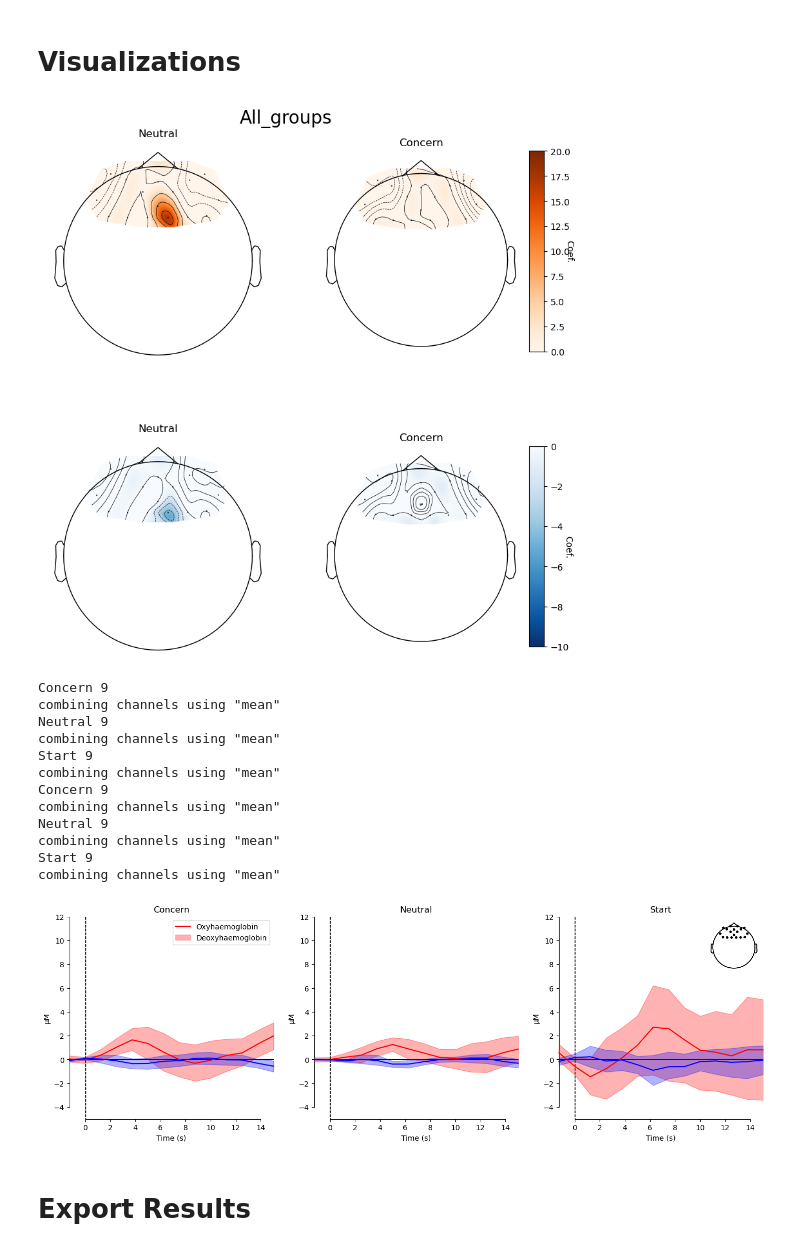
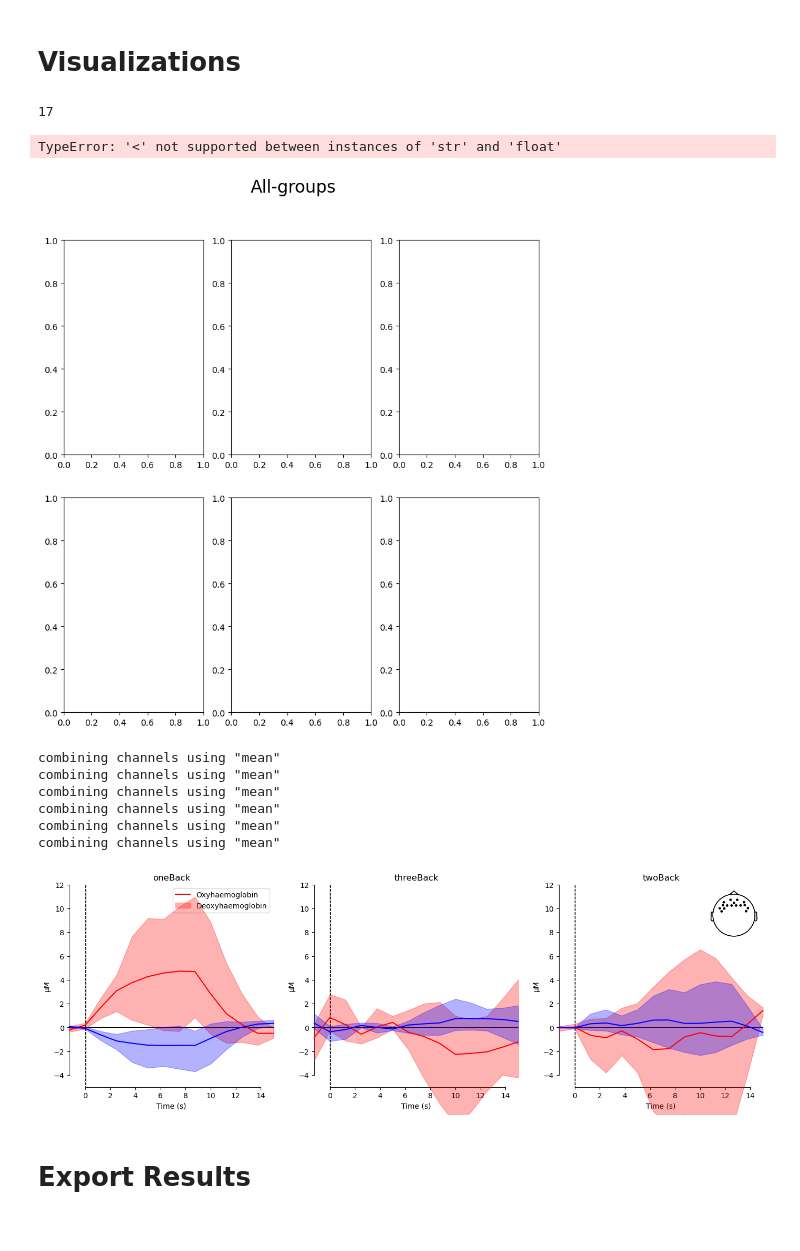
Before and after one commit to nolanrbrady/fNIRs-data-pipeline, a Jupyter notebook: python/home.ipynb, the cells around one changed output. Cells and saved outputs as stored; diff of their text form; code cells hidden in the pictures.

```diff
--- a/python/home.ipynb
+++ b/python/home.ipynb
@@ -47,41 +47,41 @@ importlib.reload(visualizations)
 # ------------------------------------------------------------------
 
 # Length of the measured interval
-interval_length = 12
+interval_length = 50
 
 # Time from trigger point being evaluated
 tmin = -1
-tmax = 12
+tmax = 50
 
 # How you would like to rename the numeric triggers from Aurora
 # trigger_id = None
 # trigger_id = {'4': 'Control', '2': 'Neutral', '3': 'Inflam', '1':'Practice'}
-trigger_id = {'1': 'Start', '2': 'Neutral', '3': 'Concern'}
+# trigger_id = {'1': 'Start', '2': 'Neutral', '3': 'Concern'}
+trigger_id = {'1': 'oneBack', '2': 'twoBack', '3': 'threeBack'}
 
 # What files would you like to ignore while looping through subjects
 # ignore = [".DS_Store", "sub-03", ".git", ".gitignore"]
-ignore = [".DS_Store", ".git", ".gitignore"]
-
-# File path to the folder containing the BIDS data.
-# root_dir = '../../LabResearch/IndependentStudy/DataAnalysis/'
-root_dir = '../../FV_Prelim_Data'
+ignore = [".DS_Store", ".git", ".gitignore", 'sub-1']
 
 # Mock data folder to test pulling meta data from folder structure.
 # path = "../../LabResearch/IndependentStudy/Data/BIDS-NIRS-Tapping"
 # path = "../../LabResearch/IndependentStudy/Data/FA"
-path = '../../FV_Prelim_Data'
+# path = '../../FV_Prelim_Data'
+path = '../../../Desktop/n-back-bids/'
 
 # Does the study have variable task lengths or does the study follow a block design?
 variable_epoch_time = False
 
 # Specifies what columns to use for the GLM constrast. If None, contrast is skipped
 # Only two columns can be specified
-# columns_for_glm_contrast = ['Neutral', 'Inflam']
-columns_for_glm_contrast = ['Neutral', 'Concern']
+# columns_for_glm_contrast = ['Neutral', 'Inflam', 'Control']
+# columns_for_glm_contrast = ['Neutral', 'Concern']
+columns_for_glm_contrast = ['oneBack', 'twoBack', 'threeBack']
 
 # Specifies what columns to use for group level analysis.
-# columns_for_group_analysis = ['Neutral', 'Inflam']
-columns_for_group_analysis = ['Neutral', 'Concern']
+# columns_for_group_analysis = ['Neutral', 'Inflam', 'Control']
+# columns_for_group_analysis = ['Neutral', 'Concern']
+columns_for_group_analysis = ['oneBack', 'twoBack', 'threeBack']
 # %%
 
 def run_group_analysis(path, ignore, variable_epoch_time, columns_for_glm_contrast, columns_for_group_analysis, tmin=None, tmax=None, trigger_id=None):
@@ -101,7 +101,7 @@ def run_group_analysis(path, ignore, variable_epoch_time, columns_for_glm_contra
         print("GLM Data Processed ---> Calcuating GLM Dataframe")
 
         # Converts the glm design matrixes into a dataframe
-        df_cha, df_con = glm_analysis.create_glm_df(glm_data, columns_for_glm_contrast)
+        df_cha, df_con, glm_results = glm_analysis.create_glm_df(glm_data, columns_for_glm_contrast)
 
         raw_haemo = all_data[0]['raw_haemo']
 
@@ -114,7 +114,7 @@ def run_group_analysis(path, ignore, variable_epoch_time, columns_for_glm_contra
 
         glm_dataframes[group] = {"channels_df": df_cha, "contrasts_df": df_con, "significant_channels": significant_channels, "all_data": all_data}
 
-    return glm_dataframes, all_epochs, all_evokeds
+    return glm_dataframes, all_epochs, all_evokeds, glm_results
 # %%
 def run_individual_analysis(path, ignore, variable_epoch_time, columns_for_glm_contrast, columns_for_group_analysis, tmin=None, tmax=None, trigger_id=None):
     groups, df = system_file_io.import_data_folder(path, ignore)
@@ -147,5 +147,6 @@ def run_individual_analysis(path, ignore, variable_epoch_time, columns_for_glm_c
 # %%
 importlib.reload(glm_analysis)
-group_data, all_epochs, all_evokeds = run_group_analysis(path, ignore, variable_epoch_time, columns_for_glm_contrast, columns_for_group_analysis, tmin=tmin, tmax=tmax, trigger_id=trigger_id)
-group_data
+group_data, all_epochs, all_evokeds, glm_results = run_group_analysis(path, ignore, variable_epoch_time, columns_for_glm_contrast, columns_for_group_analysis, tmin=tmin, tmax=tmax, trigger_id=trigger_id)
+
+print(glm_results)
 # %% [output]
@@ -199,4 +183,6 @@ for group in groups:
     raw_haemo = all_data[0]['raw_haemo']
     visualizations.group_topological_visualisation(channels_df, columns_for_glm_contrast, raw_haemo, group)
 # %% [output]
+17
+TypeError: '<' not supported between instances of 'str' and 'float'
-[figure, old version]
+[figure, new version]
@@ -203,20 +215,14 @@ for group in groups:
 # %%
 importlib.reload(visualizations)
-visualizations.plot_waveform_analysis(all_evokeds, variable_epoch_time)
+visualizations.plot_waveform_analysis(all_evokeds, interval_length, variable_epoch_time)
 # %% [output]
-Concern 9
 combining channels using "mean"
-Neutral 9
 combining channels using "mean"
-Start 9
 combining channels using "mean"
-Concern 9
 combining channels using "mean"
-Neutral 9
 combining channels using "mean"
-Start 9
 combining channels using "mean"
-[figure, old version]
+[figure, new version]
 # %%
 # Individual Visualization
 # importlib.reload(visualizations)
```
Also changed, not shown: parts of 6 cells of this notebook, 1 other file.
